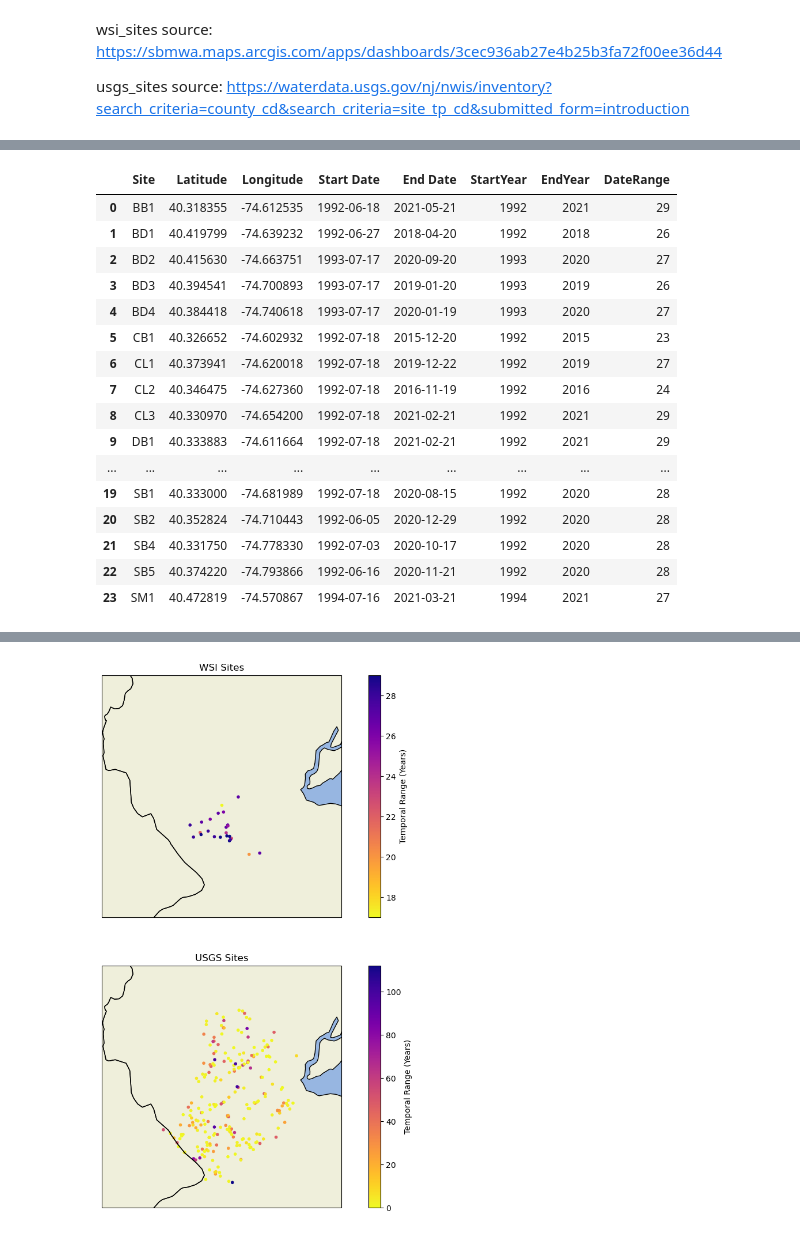
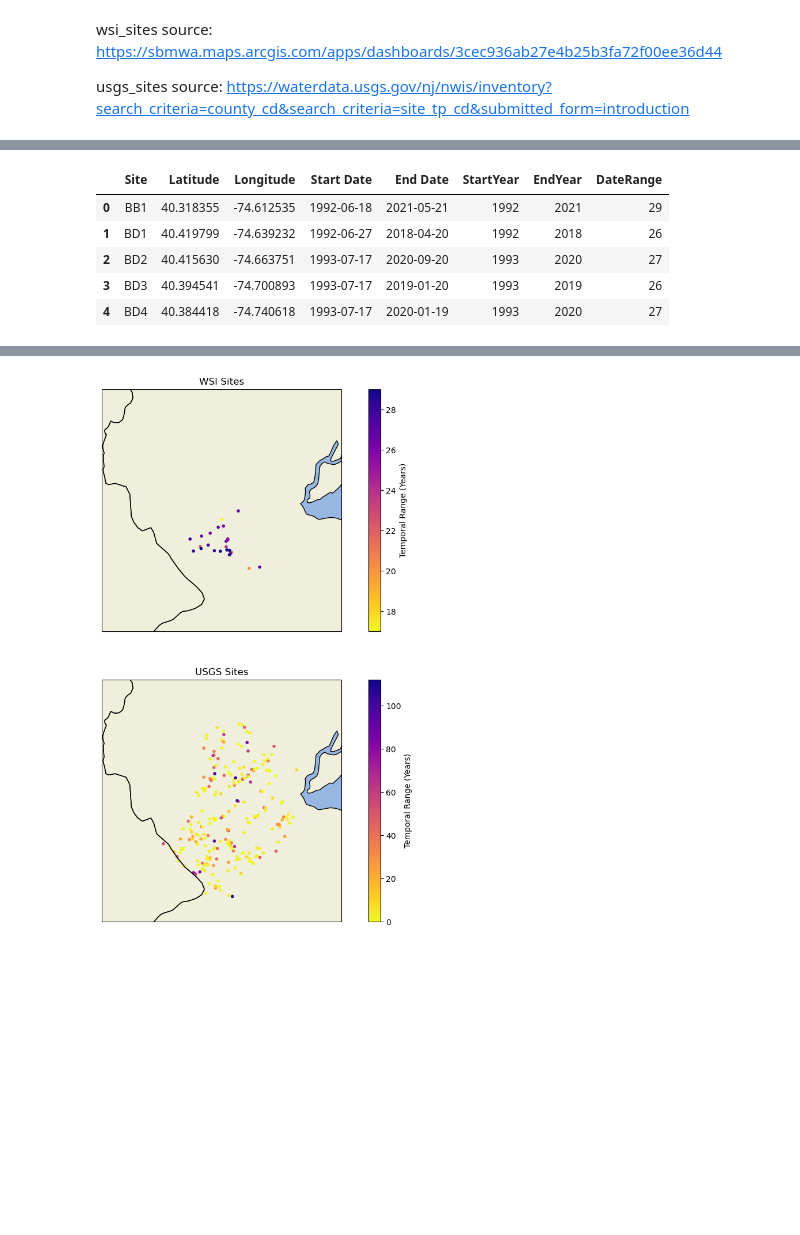
Before and after one commit to mattheinle/rcaes_finalproject_mattheinle, a Jupyter notebook: finalproject_mattheinle.ipynb, the cells around one changed output, grey strips where cells are left out. Cells and saved outputs as stored; diff of their text form; code cells hidden in the pictures; blank space fills up the shorter version.

```diff
--- a/finalproject_mattheinle.ipynb
+++ b/finalproject_mattheinle.ipynb
@@ -62,24 +54,13 @@ wsi_sites['EndYear'] = wsi_sites['End Date'].dt.year
 # create and populate range column
 wsi_sites['DateRange'] = wsi_sites['EndYear'] - wsi_sites['StartYear']
 # %%
-wsi_sites
+wsi_sites.head()
 # %% [output]
 |  | Site | Latitude | Longitude | Start Date | End Date | StartYear | EndYear | DateRange |
 | 0 | BB1 | 40.318355 | -74.612535 | 1992-06-18 | 2021-05-21 | 1992 | 2021 | 29 |
 | 1 | BD1 | 40.419799 | -74.639232 | 1992-06-27 | 2018-04-20 | 1992 | 2018 | 26 |
 | 2 | BD2 | 40.415630 | -74.663751 | 1993-07-17 | 2020-09-20 | 1993 | 2020 | 27 |
 | 3 | BD3 | 40.394541 | -74.700893 | 1993-07-17 | 2019-01-20 | 1993 | 2019 | 26 |
 | 4 | BD4 | 40.384418 | -74.740618 | 1993-07-17 | 2020-01-19 | 1993 | 2020 | 27 |
-| 5 | CB1 | 40.326652 | -74.602932 | 1992-07-18 | 2015-12-20 | 1992 | 2015 | 23 |
-| 6 | CL1 | 40.373941 | -74.620018 | 1992-07-18 | 2019-12-22 | 1992 | 2019 | 27 |
-| 7 | CL2 | 40.346475 | -74.627360 | 1992-07-18 | 2016-11-19 | 1992 | 2016 | 24 |
-| 8 | CL3 | 40.330970 | -74.654200 | 1992-07-18 | 2021-02-21 | 1992 | 2021 | 29 |
-| 9 | DB1 | 40.333883 | -74.611664 | 1992-07-18 | 2021-02-21 | 1992 | 2021 | 29 |
-| ... | ... | ... | ... | ... | ... | ... | ... | ... |
-| 19 | SB1 | 40.333000 | -74.681989 | 1992-07-18 | 2020-08-15 | 1992 | 2020 | 28 |
-| 20 | SB2 | 40.352824 | -74.710443 | 1992-06-05 | 2020-12-29 | 1992 | 2020 | 28 |
-| 21 | SB4 | 40.331750 | -74.778330 | 1992-07-03 | 2020-10-17 | 1992 | 2020 | 28 |
-| 22 | SB5 | 40.374220 | -74.793866 | 1992-06-16 | 2020-11-21 | 1992 | 2020 | 28 |
-| 23 | SM1 | 40.472819 | -74.570867 | 1994-07-16 | 2021-03-21 | 1994 | 2021 | 27 |
 # %%
 # usgs dataset still contains NA values
```
Also changed, not shown: parts of 32 cells of this notebook.
